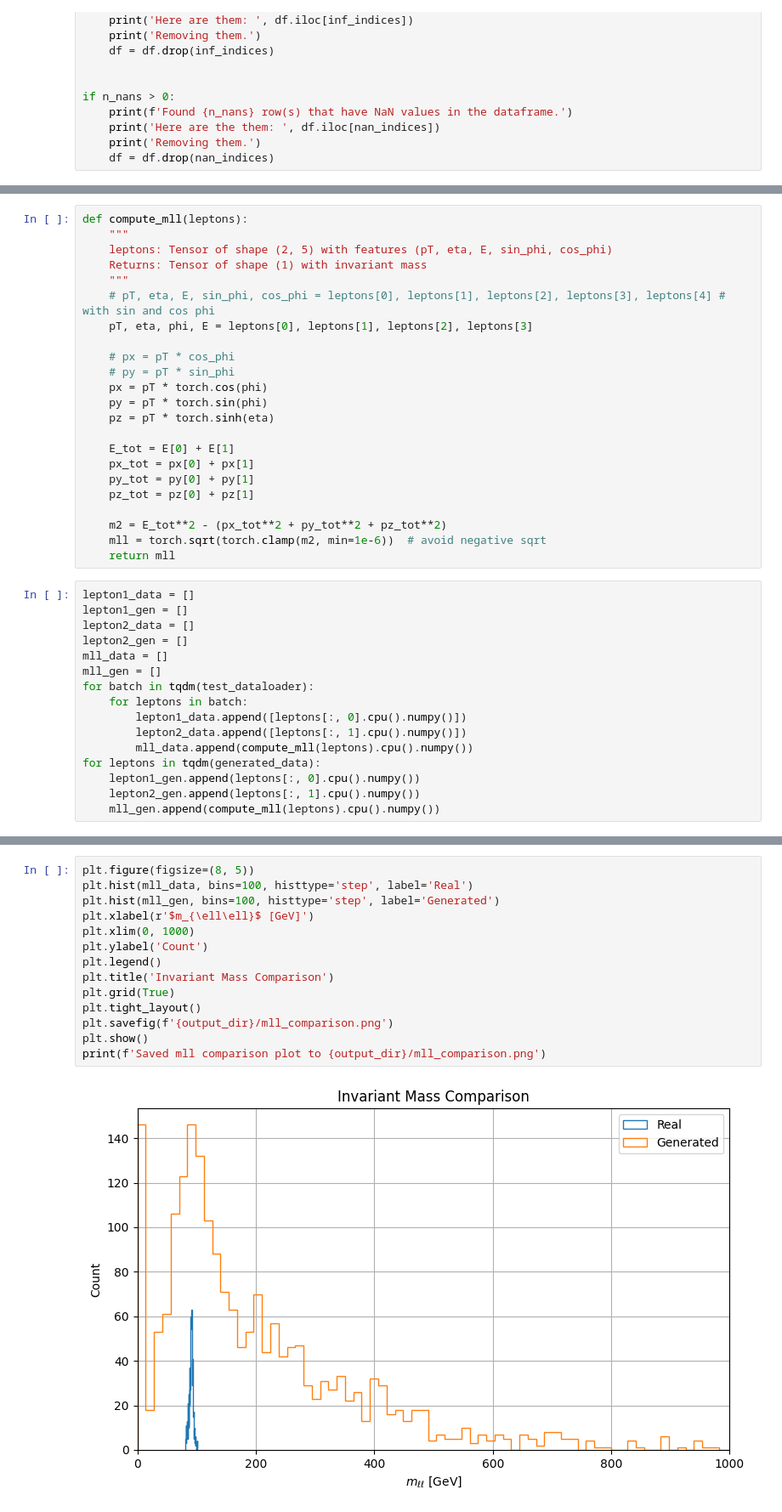
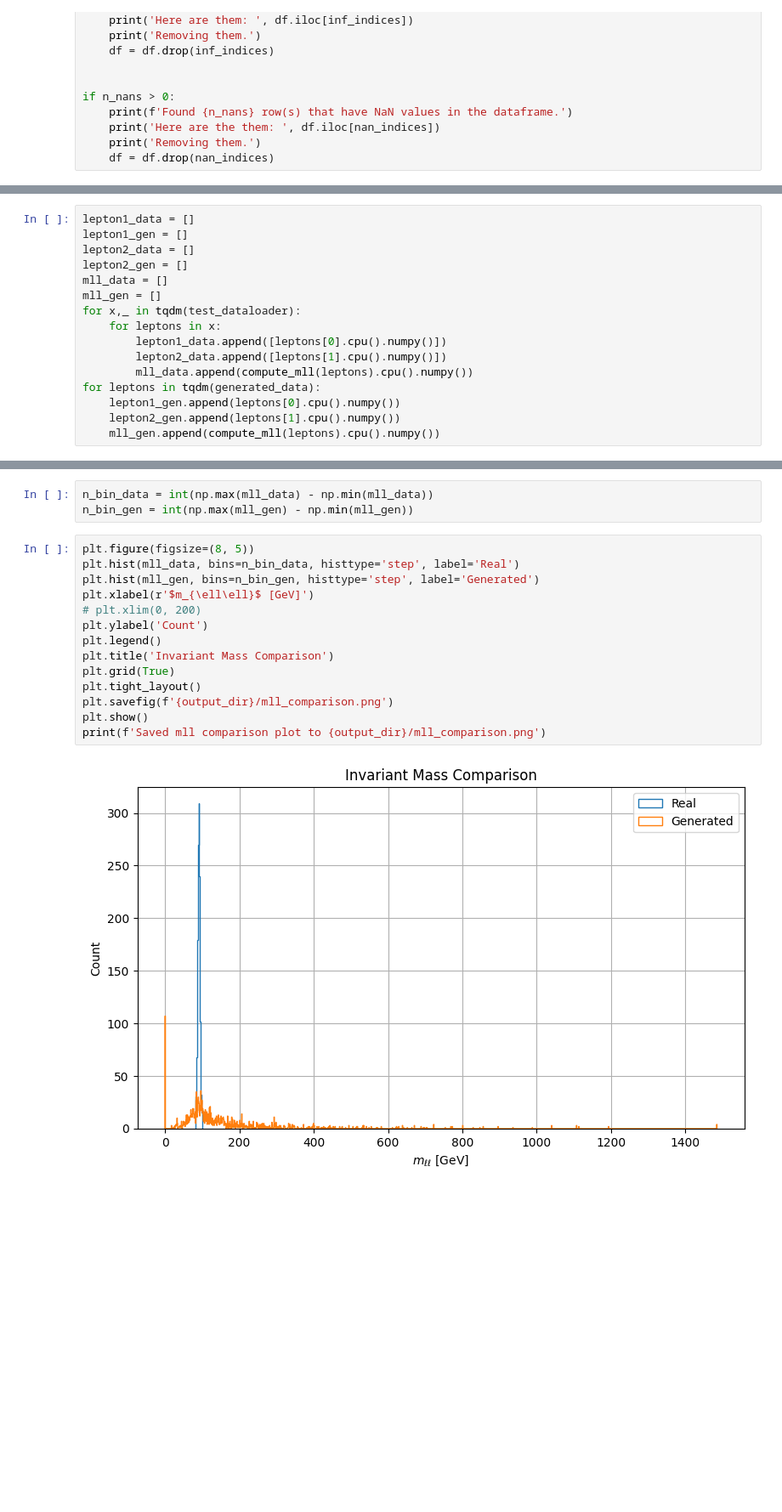
Before and after one commit to Oguz-Guzel/DYestimation, a Jupyter notebook: develop.ipynb, the cells around one changed output, grey strips where cells are left out. Shown at 85% size. Drawn from its saved outputs; the diff is of its cells as text; blank space fills up the shorter version.

```diff
--- a/develop.ipynb
+++ b/develop.ipynb
@@ -526,26 +580,3 @@ tensor([[[ 6.1561e+01,  3.5517e+01],
-# %%
-def compute_mll(leptons):
-    """
-    leptons: Tensor of shape (2, 5) with features (pT, eta, E, sin_phi, cos_phi)
-    Returns: Tensor of shape (1) with invariant mass
-    """
-    # pT, eta, E, sin_phi, cos_phi = leptons[0], leptons[1], leptons[2], leptons[3], leptons[4] # with sin and cos phi
-    pT, eta, phi, E = leptons[0], leptons[1], leptons[2], leptons[3]
-
-    # px = pT * cos_phi
-    # py = pT * sin_phi
-    px = pT * torch.cos(phi)
-    py = pT * torch.sin(phi)
-    pz = pT * torch.sinh(eta)
-
-    E_tot = E[0] + E[1]
-    px_tot = px[0] + px[1]
-    py_tot = py[0] + py[1]
-    pz_tot = pz[0] + pz[1]
-
-    m2 = E_tot**2 - (px_tot**2 + py_tot**2 + pz_tot**2)
-    mll = torch.sqrt(torch.clamp(m2, min=1e-6))  # avoid negative sqrt
-    return mll
 # %%
 lepton1_data = []
 lepton1_gen = []
@@ -553,13 +584,13 @@ lepton2_data = []
 lepton2_gen = []
 mll_data = []
 mll_gen = []
-for batch in tqdm(test_dataloader):
-    for leptons in batch:
-        lepton1_data.append([leptons[:, 0].cpu().numpy()])
-        lepton2_data.append([leptons[:, 1].cpu().numpy()])
+for x,_ in tqdm(test_dataloader):
+    for leptons in x:
+        lepton1_data.append([leptons[0].cpu().numpy()])
+        lepton2_data.append([leptons[1].cpu().numpy()])
         mll_data.append(compute_mll(leptons).cpu().numpy())
 for leptons in tqdm(generated_data):
-    lepton1_gen.append(leptons[:, 0].cpu().numpy())
-    lepton2_gen.append(leptons[:, 1].cpu().numpy())
+    lepton1_gen.append(leptons[0].cpu().numpy())
+    lepton2_gen.append(leptons[1].cpu().numpy())
     mll_gen.append(compute_mll(leptons).cpu().numpy())
 # %%
@@ -599,19 +630,22 @@ print(f'Saved feature comparison plot to {output_dir}/feature_comparison.png')
 Saved feature comparison plot to outputs/feature_comparison.png
+# %%
+n_bin_data = int(np.max(mll_data) - np.min(mll_data))
+n_bin_gen = int(np.max(mll_gen) - np.min(mll_gen))
 # %%
 plt.figure(figsize=(8, 5))
-plt.hist(mll_data, bins=100, histtype='step', label='Real')
-plt.hist(mll_gen, bins=100, histtype='step', label='Generated')
+plt.hist(mll_data, bins=n_bin_data, histtype='step', label='Real')
+plt.hist(mll_gen, bins=n_bin_gen, histtype='step', label='Generated')
 plt.xlabel(r'$m_{\ell\ell}$ [GeV]')
-plt.xlim(0, 1000)
+# plt.xlim(0, 200)
 plt.ylabel('Count')
 plt.legend()
 plt.title('Invariant Mass Comparison')
 plt.grid(True)
 plt.tight_layout()
 plt.savefig(f'{output_dir}/mll_comparison.png')
 plt.show()
 print(f'Saved mll comparison plot to {output_dir}/mll_comparison.png')
 # %% [output]
-[figure, old version]
+[figure, new version]
 Saved mll comparison plot to outputs/mll_comparison.png
 # %%
```
Also changed, not shown: parts of 21 cells of this notebook, 5 other files.
